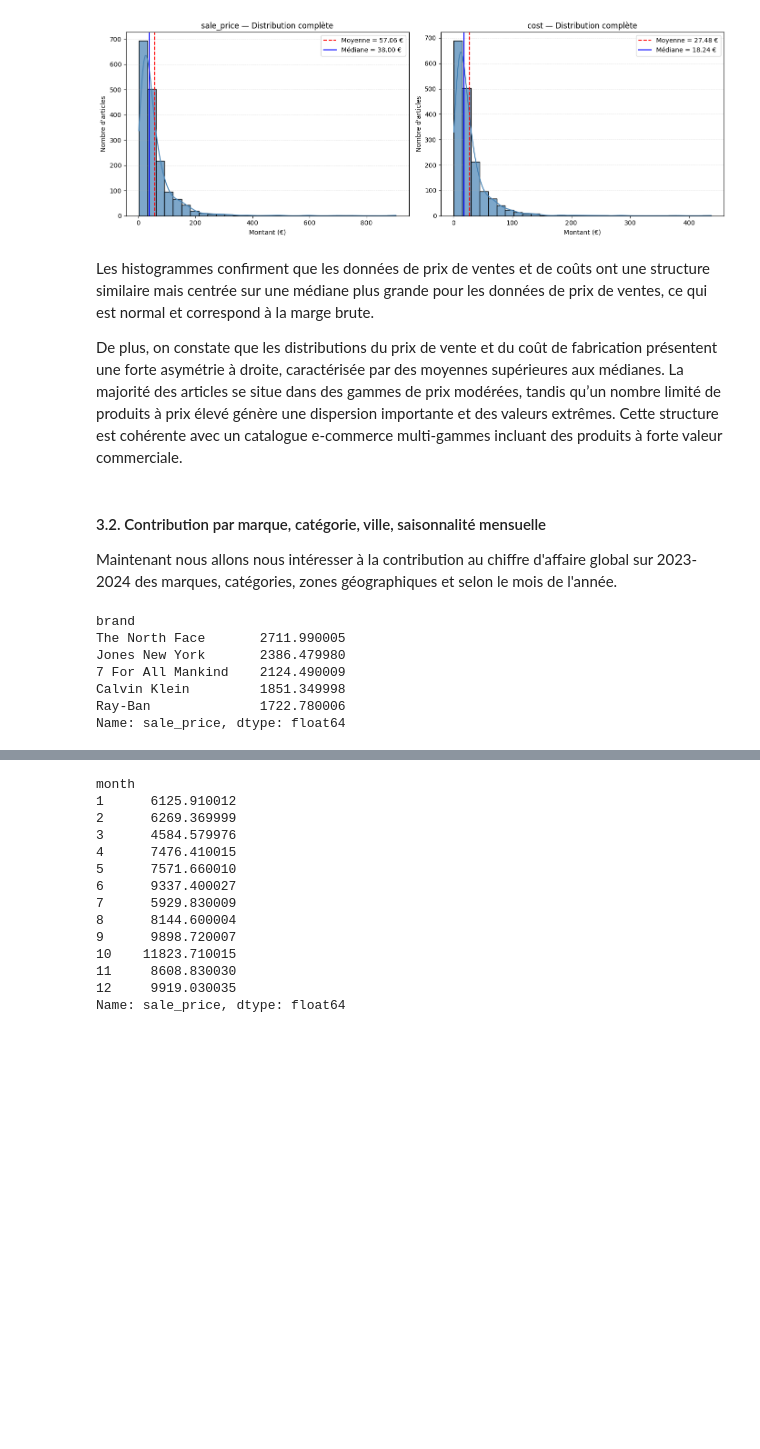
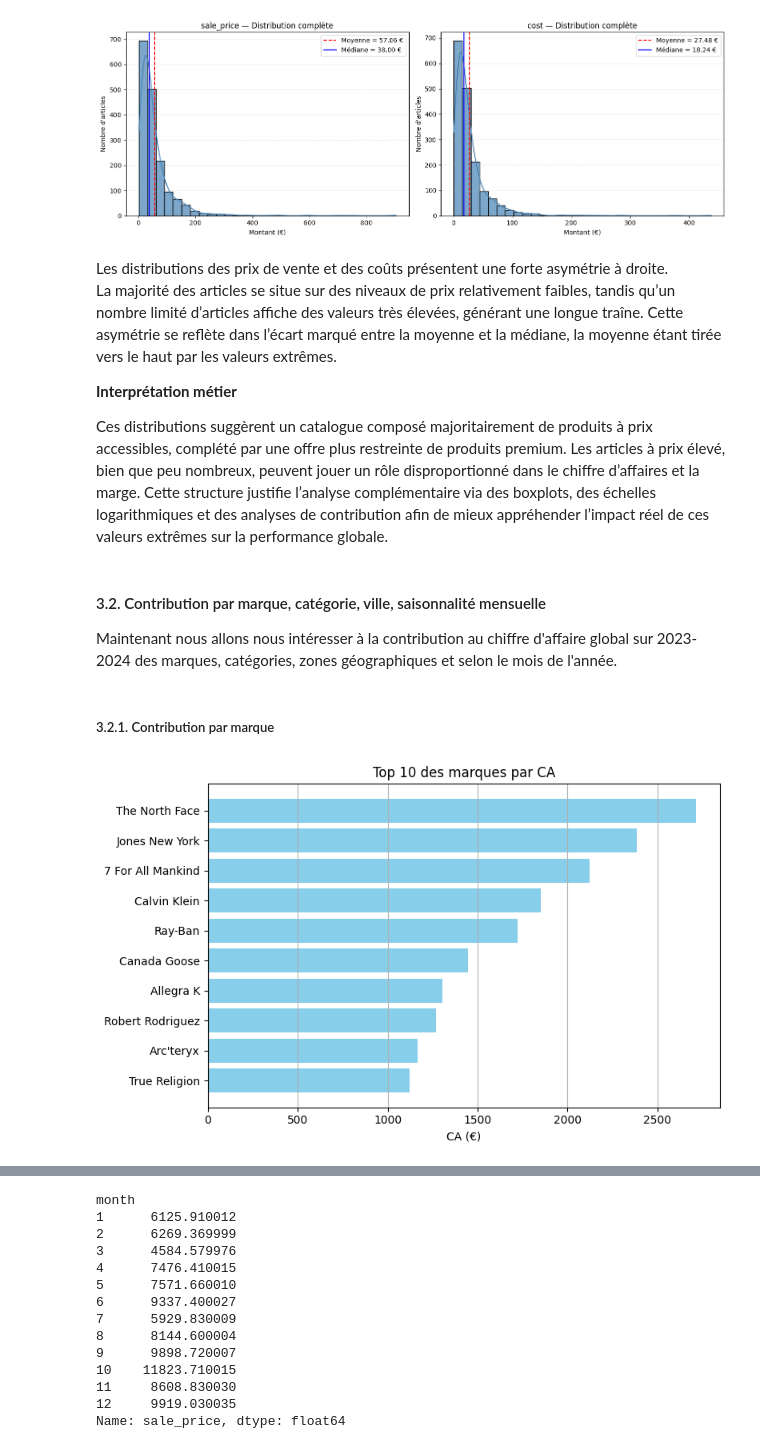
Before and after one commit to Ju3465/Analyse-e-commerce-2023-vs-2024-thelook_ecommerce, a Jupyter notebook: notebooks/eda_thelook_fr_women_2023_2024.ipynb, the cells around one changed output, grey strips where cells are left out. Drawn from its saved outputs; the diff is of its cells as text; code cells hidden in the pictures; blank space fills up the shorter version.

```diff
--- a/notebooks/eda_thelook_fr_women_2023_2024.ipynb
+++ b/notebooks/eda_thelook_fr_women_2023_2024.ipynb
@@ -375,21 +377,37 @@ plt.show()
 # %% [output]
 [figure]
 # %% [markdown]
-Les histogrammes confirment que les données de prix de ventes et de coûts ont une structure similaire mais centrée sur une médiane plus grande pour les données de prix de ventes, ce qui est normal et correspond à la marge brute.
+Les distributions des prix de vente et des coûts présentent une forte asymétrie à droite.
+La majorité des articles se situe sur des niveaux de prix relativement faibles, tandis qu’un nombre limité d’articles affiche des valeurs très élevées, générant une longue traîne. Cette asymétrie se reflète dans l’écart marqué entre la moyenne et la médiane, la moyenne étant tirée vers le haut par les valeurs extrêmes.
 
+**Interprétation métier**
 
-De plus, on constate que les distributions du prix de vente et du coût de fabrication présentent une forte asymétrie à droite, caractérisée par des moyennes supérieures aux médianes. La majorité des articles se situe dans des gammes de prix modérées, tandis qu’un nombre limité de produits à prix élevé génère une dispersion importante et des valeurs extrêmes. Cette structure est cohérente avec un catalogue e-commerce multi-gammes incluant des produits à forte valeur commerciale.
+Ces distributions suggèrent un catalogue composé majoritairement de produits à prix accessibles, complété par une offre plus restreinte de produits premium. Les articles à prix élevé, bien que peu nombreux, peuvent jouer un rôle disproportionné dans le chiffre d’affaires et la marge. Cette structure justifie l’analyse complémentaire via des boxplots, des échelles logarithmiques et des analyses de contribution afin de mieux appréhender l’impact réel de ces valeurs extrêmes sur la performance globale.
 # %% [markdown]
 #### 3.2. Contribution par marque, catégorie, ville, saisonnalité mensuelle
 Maintenant nous allons nous intéresser à la contribution au chiffre d'affaire global sur 2023-2024 des marques, catégories, zones géographiques et selon le mois de l'année.
+# %% [markdown]
+##### 3.2.1. Contribution par marque
 # %%
 # Contribution par marque
-df.groupby('brand')['sale_price'].sum().sort_values(ascending=False).head()
+ca_marque = df.groupby('brand')['sale_price'].sum().sort_values(ascending=False)
+
+# Sélection du top 10 marques par CA
+top10_marques = ca_marque.head(10)
+
+# Construction figure
+fig, ax = plt.subplots(figsize=(8, 5))
+
+# Barres horizontales
+ax.barh(top10_marques.index, top10_marques.values, color="skyblue")
+ax.invert_yaxis()
+
+# Mise en forme
+ax.set_title("Top 10 des marques par CA")
+ax.set_xlabel("CA (€)")
+ax.grid(visible=True, which='major', axis='x')
+
+plt.tight_layout()
+plt.show()
 # %% [output]
-brand
-The North Face       2711.990005
-Jones New York       2386.479980
-7 For All Mankind    2124.490009
-Calvin Klein         1851.349998
-Ray-Ban              1722.780006
-Name: sale_price, dtype: float64
+[figure, added]
```
Also changed, not shown: parts of 34 cells of this notebook, 1 other file.
